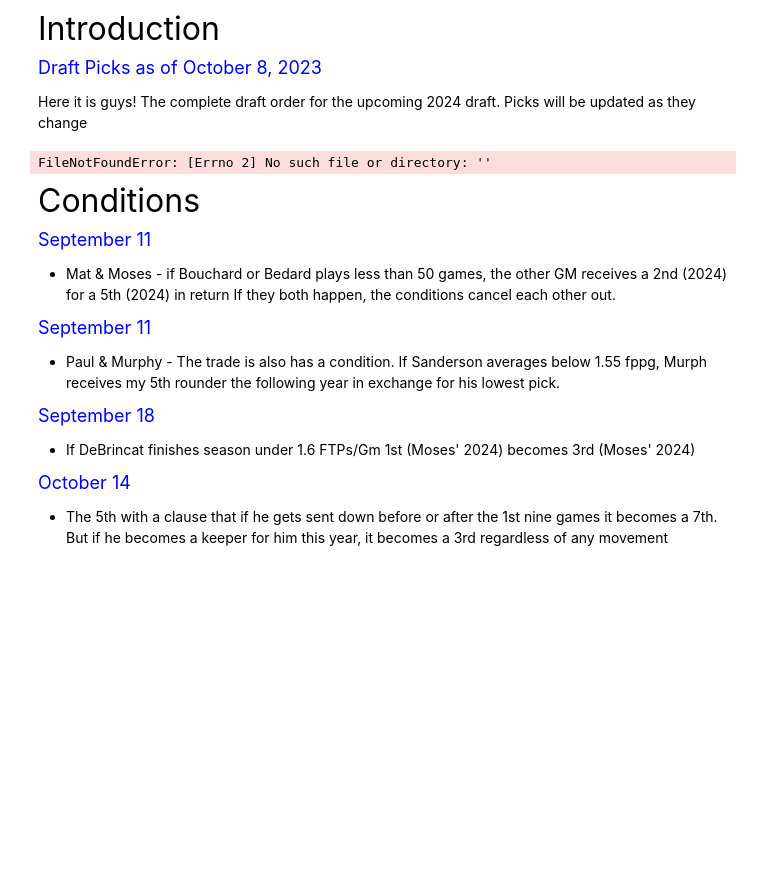
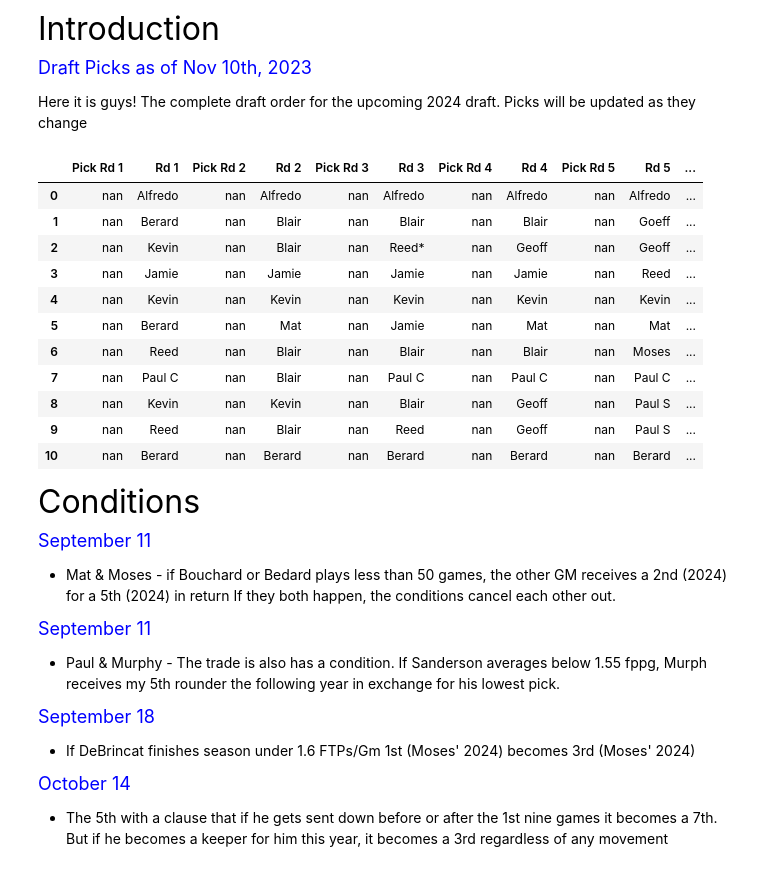
Before and after one commit to blairjdaniel/blairjdaniel.github.io, a Jupyter notebook: van_draft.ipynb, the cells around one changed output. Saved outputs shown, nothing was run; the diff lists cells and outputs as text; code cells hidden in the pictures; blank space fills up the shorter version.

Commit message:
draft html

```diff
--- a/van_draft.ipynb
+++ b/van_draft.ipynb
@@ -1,16 +1,27 @@
 # %% [markdown]
 <font size="6"> Introduction </font>
 
-<font size="4" style="color:blue;">Draft Picks as of October 8, 2023 </font>
+<font size="4" style="color:blue;">Draft Picks as of Nov 10th, 2023 </font>
 
 <p>Here it is guys! The complete draft order for the upcoming 2024 draft. Picks will be updated as they change</p>
 # %%
 import pandas as pd
 # %%
-vc2024 = pd.read_csv('https://github.com/blairjdaniel/blairjdaniel.github.io/blob/main/2024.csv').style.set_properties(**{'text-align': 'left'})
+vc2024 = pd.read_csv('https://raw.githubusercontent.com/blairjdaniel/blairjdaniel.github.io/main/2024.csv').style.set_properties(**{'text-align': 'left'})
 vc2024
 # %% [output]
-FileNotFoundError: [Errno 2] No such file or directory: ''
+|  | Pick Rd 1 | Rd 1 | Pick Rd 2 | Rd 2 | Pick Rd 3 | Rd 3 | Pick Rd 4 | Rd 4 | Pick Rd 5 | Rd 5 | ... |
+| 0 | nan | Alfredo | nan | Alfredo | nan | Alfredo | nan | Alfredo | nan | Alfredo | ... |
+| 1 | nan | Berard | nan | Blair | nan | Blair | nan | Blair | nan | Goeff | ... |
+| 2 | nan | Kevin | nan | Blair | nan | Reed* | nan | Geoff | nan | Geoff | ... |
+| 3 | nan | Jamie | nan | Jamie | nan | Jamie | nan | Jamie | nan | Reed | ... |
+| 4 | nan | Kevin | nan | Kevin | nan | Kevin | nan | Kevin | nan | Kevin | ... |
+| 5 | nan | Berard | nan | Mat | nan | Jamie | nan | Mat | nan | Mat | ... |
+| 6 | nan | Reed | nan | Blair | nan | Blair | nan | Blair | nan | Moses | ... |
+| 7 | nan | Paul C | nan | Blair | nan | Paul C | nan | Paul C | nan | Paul C | ... |
+| 8 | nan | Kevin | nan | Kevin | nan | Blair | nan | Geoff | nan | Paul S | ... |
+| 9 | nan | Reed | nan | Blair | nan | Reed | nan | Geoff | nan | Paul S | ... |
+| 10 | nan | Berard | nan | Berard | nan | Berard | nan | Berard | nan | Berard | ... |
 # %% [markdown]
 <font size="6"> Conditions </font>
 
```
Also changed, not shown: parts of 1 cell of this notebook, 1 other file.
